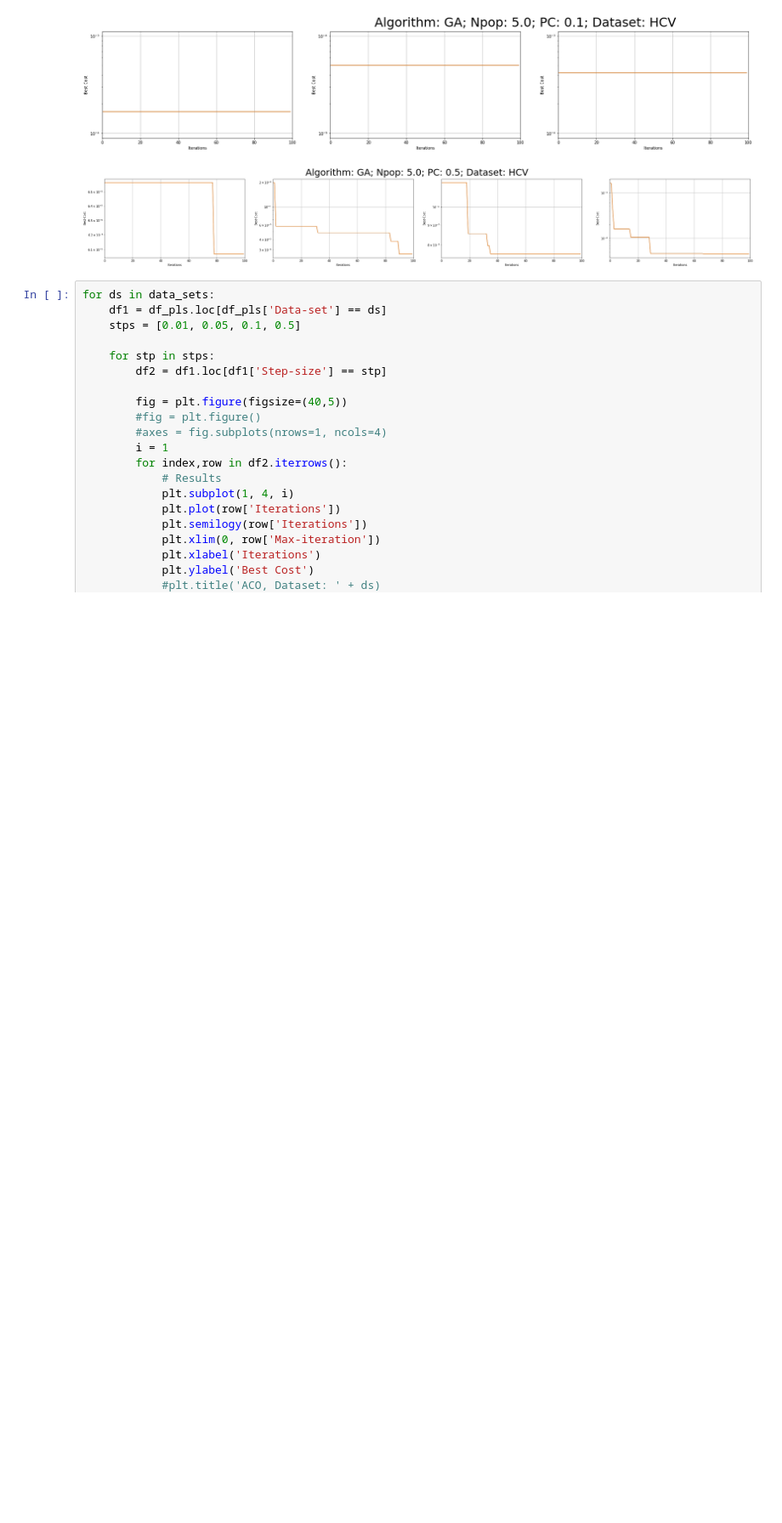
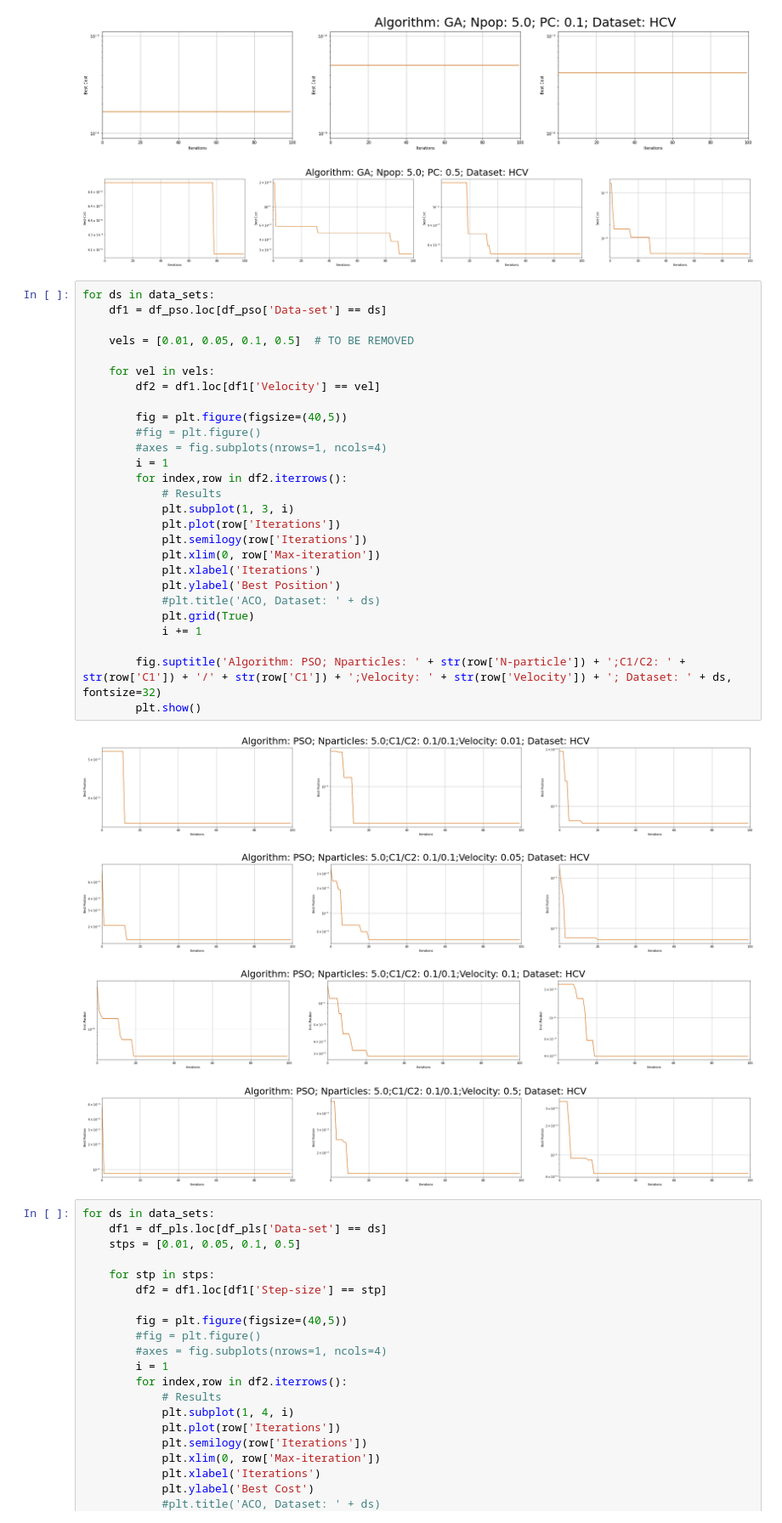
Before and after one commit to owuordickson/swarm_gp, a Jupyter notebook: results/analysis.ipynb, the cells around one changed output. Shown at 85% size. Cells and saved outputs as stored; diff of their text form; blank space fills up the shorter version.

```diff
--- a/results/analysis.ipynb
+++ b/results/analysis.ipynb
@@ -365,6 +365,38 @@ for ds in data_sets:
 [figure]
 [figure]
 [figure]
+# %%
+for ds in data_sets:
+    df1 = df_pso.loc[df_pso['Data-set'] == ds]
+
+    vels = [0.01, 0.05, 0.1, 0.5]  # TO BE REMOVED
+
+    for vel in vels:
+        df2 = df1.loc[df1['Velocity'] == vel]
+
+        fig = plt.figure(figsize=(40,5))
+        #fig = plt.figure()
+        #axes = fig.subplots(nrows=1, ncols=4)
+        i = 1
+        for index,row in df2.iterrows():
+            # Results
+            plt.subplot(1, 3, i)
+            plt.plot(row['Iterations'])
+            plt.semilogy(row['Iterations'])
+            plt.xlim(0, row['Max-iteration'])
+            plt.xlabel('Iterations')
+            plt.ylabel('Best Position')
+            #plt.title('ACO, Dataset: ' + ds)
+            plt.grid(True)
+            i += 1
+
+        fig.suptitle('Algorithm: PSO; Nparticles: ' + str(row['N-particle']) + ';C1/C2: ' + str(row['C1']) + '/' + str(row['C1']) + ';Velocity: ' + str(row['Velocity']) + '; Dataset: ' + ds, fontsize=32)
+        plt.show()
+# %% [output]
+[figure, added]
+[figure, added]
+[figure, added]
+[figure, added]
 # %%
 for ds in data_sets:
     df1 = df_pls.loc[df_pls['Data-set'] == ds]
```
